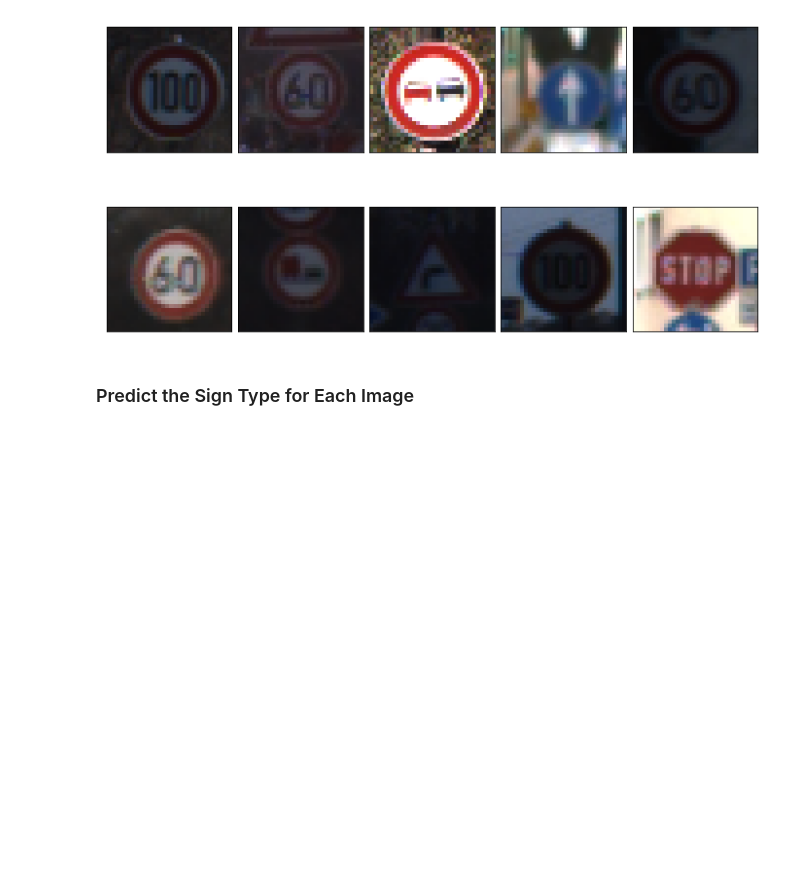
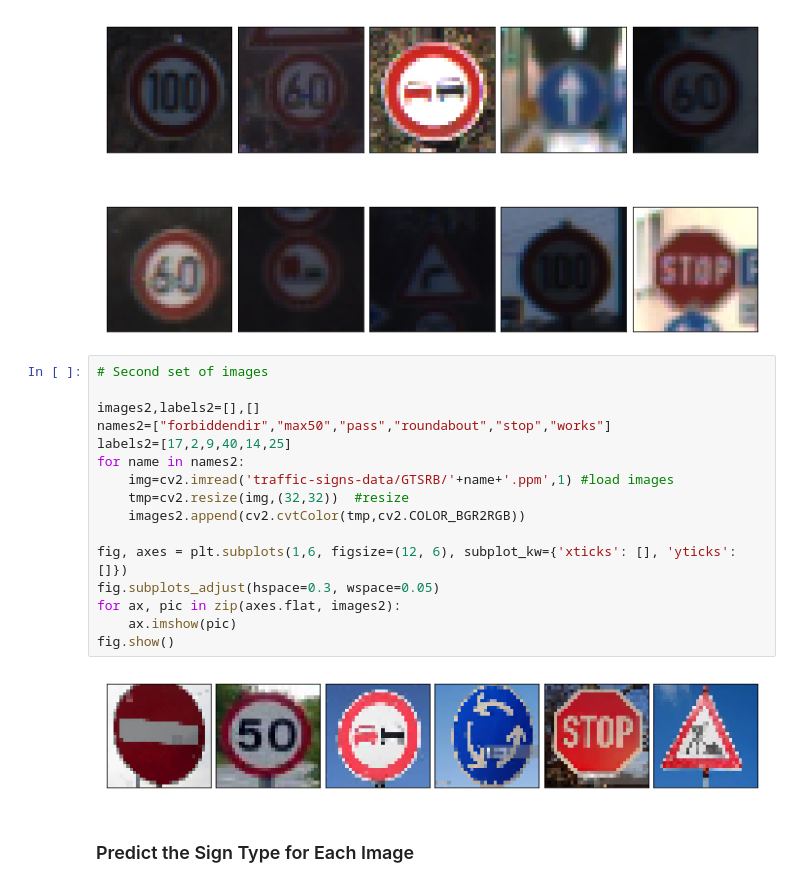
Before and after one commit to alvarinhocuns/CarND-Traffic-Sign-Classifier-Project, a Jupyter notebook: Traffic_Sign_Classifier.ipynb, the cells around one changed output. Cells and saved outputs as stored; diff of their text form; blank space fills up the shorter version.

```diff
--- a/Traffic_Sign_Classifier.ipynb
+++ b/Traffic_Sign_Classifier.ipynb
@@ -511,6 +529,24 @@ print(labels)
 # %% [output]
 [7, 3, 9, 35, 3, 3, 10, 20, 7, 14]
 [figure]
+# %%
+# Second set of images
+
+images2,labels2=[],[]
+names2=["forbiddendir","max50","pass","roundabout","stop","works"]
+labels2=[17,2,9,40,14,25]
+for name in names2:
+    img=cv2.imread('traffic-signs-data/GTSRB/'+name+'.ppm',1) #load images
+    tmp=cv2.resize(img,(32,32))  #resize
+    images2.append(cv2.cvtColor(tmp,cv2.COLOR_BGR2RGB))
+
+fig, axes = plt.subplots(1,6, figsize=(12, 6), subplot_kw={'xticks': [], 'yticks': []})
+fig.subplots_adjust(hspace=0.3, wspace=0.05)
+for ax, pic in zip(axes.flat, images2):
+    ax.imshow(pic)
+fig.show()
+# %% [output]
+[figure, added]
 # %% [markdown]
 ### Predict the Sign Type for Each Image
 # %%
```
Also changed, not shown: parts of 22 cells of this notebook.
